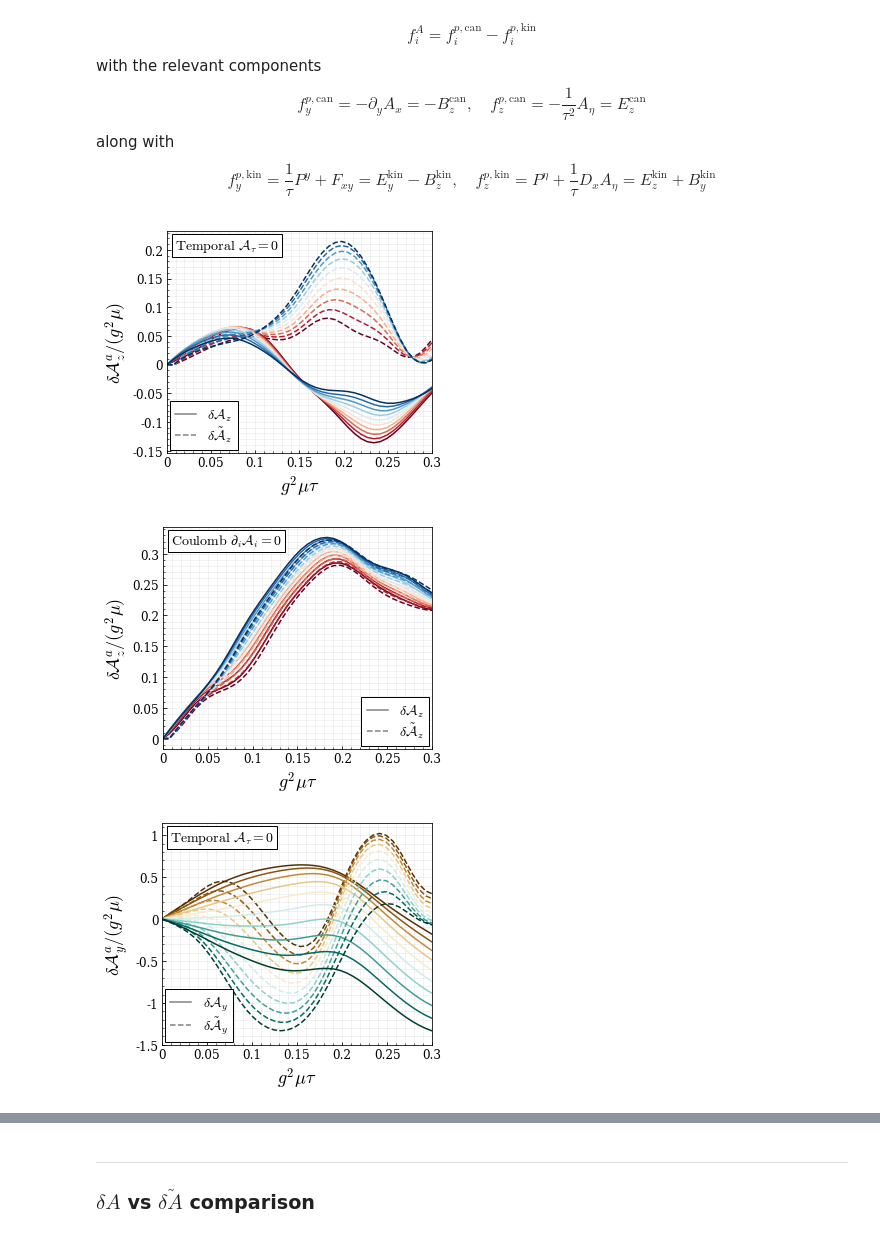
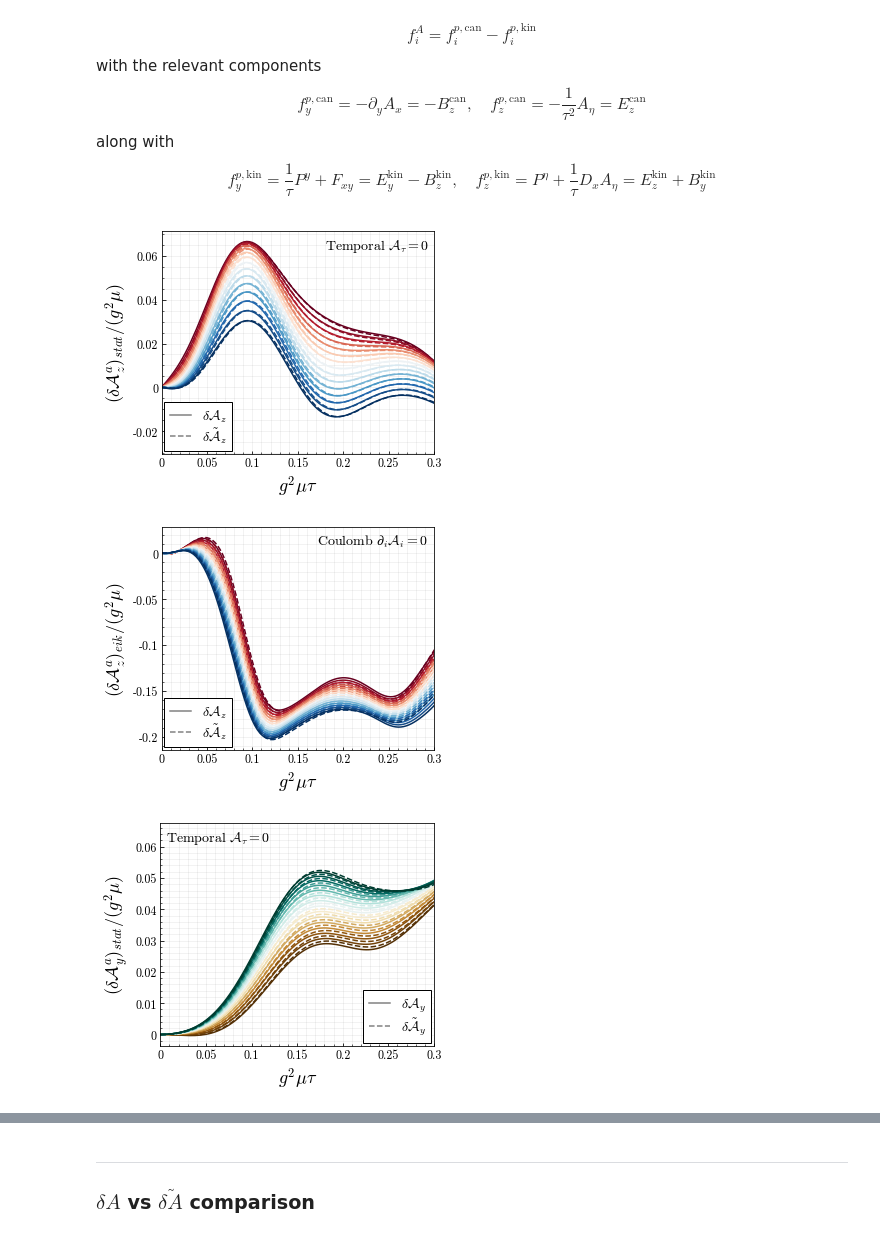
Before and after one commit to avramescudana/curraun, a Jupyter notebook: notebooks/classical_quantum_qhat_coulomb.ipynb, the cells around one changed output, grey strips where cells are left out. Cells and saved outputs as stored; diff of their text form; code cells hidden in the pictures.

```diff
--- a/notebooks/classical_quantum_qhat_coulomb.ipynb
+++ b/notebooks/classical_quantum_qhat_coulomb.ipynb
@@ -550,18 +573,20 @@ from matplotlib.lines import Line2D
 import numpy as np
 from curraun.su3 import get_algebra_factors_from_group_element_approximate
 
-plt.rcParams['font.family'] = 'DejaVu Serif'
-plt.rcParams['font.serif'] = ['DejaVu Serif']
+plt.rcParams['font.family'] = 'serif'
+plt.rcParams['font.serif'] = ['cmr10']
 plt.rcParams['mathtext.fontset'] = 'cm'
+plt.rcParams['axes.formatter.use_mathtext'] = True
 
 fig, ax = plt.subplots(figsize=(5, 4))
 
-ntraj = 10
+ntraj = 15
 cmap_rb = plt.cm.get_cmap('RdBu', 20)
 colors = [cmap_rb(i) for i in np.linspace(0, 1, ntraj)]
 
 i = 2  # z direction
-na = 6  # algebra factor index (0-7 for SU(3))
+# na = 3  # algebra factor index (0-7 for SU(3)) eik
+na = 7  # algebra factor index (0-7 for SU(3)) stat
 
 # Extract algebra factors from group elements
 def get_algebra_factor(data, traj_idx, direction, algebra_idx):
@@ -589,7 +614,8 @@ ax.yaxis.set_major_formatter(mticker.FuncFormatter(lambda x, _: '{:g}'.format(x)
 ax.xaxis.set_major_locator(mticker.MultipleLocator(0.05))
 
 ax.set_xlabel(r"$g^2\mu\tau$", fontsize=18)
-ax.set_ylabel(r"$\delta \mathcal{A}^a_z/(g^2\mu)$", fontsize=18)
+# ax.set_ylabel(r"$(\delta \mathcal{A}^a_z)_{eik}/(g^2\mu)$", fontsize=18)
+ax.set_ylabel(r"$(\delta \mathcal{A}^a_z)_{stat}/(g^2\mu)$", fontsize=18)
 ax.grid(which='major', color='gray', linestyle='-', linewidth=1, alpha=0.1)
 ax.tick_params(axis='both', which='major', direction='in', labelsize=12)
 ax.minorticks_on()
@@ -603,13 +629,13 @@ legend_elements = [
 legend1 = ax.legend(handles=legend_elements, fontsize=14, loc='lower left', handlelength=1.5, frameon=True, facecolor='white', edgecolor='black', framealpha=1.0, borderpad=0.1, labelspacing=0.1)
 legend1.get_frame().set_boxstyle("square")
 
-ax.text(0.03, 0.92, r'$\mathrm{Temporal}\,\,\mathcal{A}_\tau=0$', transform=ax.transAxes, fontsize=14, bbox=dict(boxstyle='square', facecolor='white', edgecolor='black', alpha=1.0, pad=0.2))
+ax.text(0.6, 0.92, r'$\mathrm{Temporal}\,\,\mathcal{A}_\tau=0$', transform=ax.transAxes, fontsize=14, bbox=dict(boxstyle='square', facecolor='white', edgecolor='white', alpha=0.0, pad=0.2))
 
 plt.tight_layout()
-plt.savefig(f'intfa_deltaa_z_no_coulomb_{quark}_n_{N}.pdf', facecolor='w')
+plt.savefig(f'intfa_deltaa_z_no_coulomb_{quark}_n_{N}_v2.pdf', facecolor='w')
 plt.show()
 # %% [output]
-[figure, old version]
+[figure, new version]
 # %%
 import matplotlib.pyplot as plt
 import matplotlib.ticker as mticker
@@ -617,13 +643,14 @@ from matplotlib.lines import Line2D
 import numpy as np
 from curraun.su3 import get_algebra_factors_from_group_element_approximate
 
-plt.rcParams['font.family'] = 'DejaVu Serif'
-plt.rcParams['font.serif'] = ['DejaVu Serif']
+plt.rcParams['font.family'] = 'serif'
+plt.rcParams['font.serif'] = ['cmr10']
 plt.rcParams['mathtext.fontset'] = 'cm'
+plt.rcParams['axes.formatter.use_mathtext'] = True
 
 fig, ax = plt.subplots(figsize=(5, 4))
 
-ntraj = 10
+ntraj = 15
 cmap_rb = plt.cm.get_cmap('RdBu', 20)
 colors = [cmap_rb(i) for i in np.linspace(0, 1, ntraj)]
 
@@ -646,38 +673,38 @@ for j in range(ntraj):
     intfa_algebra = get_algebra_factor(intfa_coulomb, j, i, na)
     ax.plot(g2mu * tau, da_algebra * E0 / g2mu, linewidth=1.5, linestyle='--', color=colors[j])
     ax.plot(g2mu * tau, intfa_algebra * E0 / g2mu, linewidth=1.5, color=colors[j])
 
 # ax.set_xlim([0, max(tau)])
 ax.set_xlim([0, 0.3])
 
 ax.xaxis.set_major_formatter(mticker.FuncFormatter(lambda x, _: '{:g}'.format(x)))
 ax.yaxis.set_major_formatter(mticker.FuncFormatter(lambda x, _: '{:g}'.format(x)))
 
 ax.xaxis.set_major_locator(mticker.MultipleLocator(0.05))
 # ax.yaxis.set_major_locator(mticker.MultipleLocator(0.08))
 
 ax.set_xlabel(r"$g^2\mu\tau$", fontsize=18)
-ax.set_ylabel(r"$\delta \mathcal{A}^a_z/(g^2\mu)$", fontsize=18)
+ax.set_ylabel(r"$(\delta \mathcal{A}^a_z)_{eik}/(g^2\mu)$", fontsize=18)
 ax.grid(which='major', color='gray', linestyle='-', linewidth=1, alpha=0.1)
 ax.tick_params(axis='both', which='major', direction='in', labelsize=12)
 ax.minorticks_on()
 ax.grid(which='minor', color='gray', linestyle='-', linewidth=1, alpha=0.1)
 ax.tick_params(axis='both', which='minor', direction='in')
 
 legend_elements = [
     Line2D([0], [0], color='gray', lw=1.5, linestyle='-', label=r'$\delta\mathcal{A}_z$'),
     Line2D([0], [0], color='gray', lw=1.5, linestyle='--', label=r'$\delta\tilde{\mathcal{A}}_z$'),
 ]
-legend1 = ax.legend(handles=legend_elements, fontsize=14, loc='lower right', handlelength=1.5, frameon=True, facecolor='white', edgecolor='black', framealpha=1.0, borderpad=0.1, labelspacing=0.1)
+legend1 = ax.legend(handles=legend_elements, fontsize=14, loc='lower left', handlelength=1.5, frameon=True, facecolor='white', edgecolor='black', framealpha=1.0, borderpad=0.1, labelspacing=0.1)
 legend1.get_frame().set_boxstyle("square")
 
-ax.text(0.03, 0.92, r'$\mathrm{Coulomb}\,\,\partial_i\mathcal{A}_i=0$', transform=ax.transAxes, fontsize=14, bbox=dict(boxstyle='square', facecolor='white', edgecolor='black', alpha=1.0, pad=0.2))
+ax.text(0.57, 0.92, r'$\mathrm{Coulomb}\,\,\partial_i\mathcal{A}_i=0$', transform=ax.transAxes, fontsize=14, bbox=dict(boxstyle='square', facecolor='white', edgecolor='black', alpha=0.0, pad=0.2))
 
 plt.tight_layout()
-plt.savefig(f'intfa_deltaa_z_coulomb_{quark}_n_{N}.pdf', facecolor='w')
+plt.savefig(f'intfa_deltaa_z_coulomb_{quark}_n_{N}_v2.pdf', facecolor='w')
 plt.show()
 # %% [output]
-[figure, old version]
+[figure, new version]
 # %%
 import matplotlib.pyplot as plt
 import matplotlib.ticker as mticker
@@ -685,18 +712,20 @@ from matplotlib.lines import Line2D
 import numpy as np
 from curraun.su3 import get_algebra_factors_from_group_element_approximate
 
-plt.rcParams['font.family'] = 'DejaVu Serif'
-plt.rcParams['font.serif'] = ['DejaVu Serif']
+plt.rcParams['font.family'] = 'serif'
+plt.rcParams['font.serif'] = ['cmr10']
 plt.rcParams['mathtext.fontset'] = 'cm'
+plt.rcParams['axes.formatter.use_mathtext'] = True
 
 fig, ax = plt.subplots(figsize=(5, 4))
 
-ntraj = 10
+ntraj = 15
 cmap_rb = plt.cm.get_cmap('BrBG', 20)
 colors = [cmap_rb(i) for i in np.linspace(0, 1, ntraj)]
 
 i = 1  # y direction
-na = 4  # algebra factor index (0-7 for SU(3))
+# na = 6  # algebra factor index (0-7 for SU(3)) eik
+na = 7  # algebra factor index (0-7 for SU(3)) stat
 
 # Extract algebra factors from group elements
 def get_algebra_factor(data, traj_idx, direction, algebra_idx):
@@ -725,7 +754,8 @@ ax.xaxis.set_major_locator(mticker.MultipleLocator(0.05))
 # ax.yaxis.set_major_locator(mticker.MultipleLocator(0.8))
 
 ax.set_xlabel(r"$g^2\mu\tau$", fontsize=18)
-ax.set_ylabel(r"$\delta \mathcal{A}^a_y/(g^2\mu)$", fontsize=18)
+ax.set_ylabel(r"$(\delta \mathcal{A}^a_y)_{eik}/(g^2\mu)$", fontsize=18)
+ax.set_ylabel(r"$(\delta \mathcal{A}^a_y)_{stat}/(g^2\mu)$", fontsize=18)
 ax.grid(which='major', color='gray', linestyle='-', linewidth=1, alpha=0.1)
 ax.tick_params(axis='both', which='major', direction='in', labelsize=12)
 ax.minorticks_on()
@@ -736,16 +766,16 @@ legend_elements = [
     Line2D([0], [0], color='gray', lw=1.5, linestyle='-', label=r'$\delta\mathcal{A}_y$'),
     Line2D([0], [0], color='gray', lw=1.5, linestyle='--', label=r'$\delta\tilde{\mathcal{A}}_y$'),
 ]
-legend1 = ax.legend(handles=legend_elements, fontsize=14, loc='lower left', handlelength=1.5, frameon=True, facecolor='white', edgecolor='black', framealpha=1.0, borderpad=0.1, labelspacing=0.1)
+legend1 = ax.legend(handles=legend_elements, fontsize=14, loc='lower right', handlelength=1.5, frameon=True, facecolor='white', edgecolor='black', framealpha=1.0, borderpad=0.1, labelspacing=0.1)
 legend1.get_frame().set_boxstyle("square")
 
-ax.text(0.03, 0.92, r'$\mathrm{Temporal}\,\,\mathcal{A}_\tau=0$', transform=ax.transAxes, fontsize=14, bbox=dict(boxstyle='square', facecolor='white', edgecolor='black', alpha=1.0, pad=0.2))
+ax.text(0.02, 0.92, r'$\mathrm{Temporal}\,\,\mathcal{A}_\tau=0$', transform=ax.transAxes, fontsize=14, bbox=dict(boxstyle='square', facecolor='white', edgecolor='black', alpha=0.0, pad=0.2))
 
 plt.tight_layout()
-plt.savefig(f'intfa_deltaa_y_no_coulomb_{quark}_n_{N}.pdf', facecolor='w')
+plt.savefig(f'intfa_deltaa_y_no_coulomb_{quark}_n_{N}_v2.pdf', facecolor='w')
 plt.show()
 # %% [output]
-[figure, old version]
+[figure, new version]
 # %%
 import matplotlib.pyplot as plt
 import matplotlib.ticker as mticker
```
Also changed, not shown: parts of 18 cells of this notebook, 1 other file.
